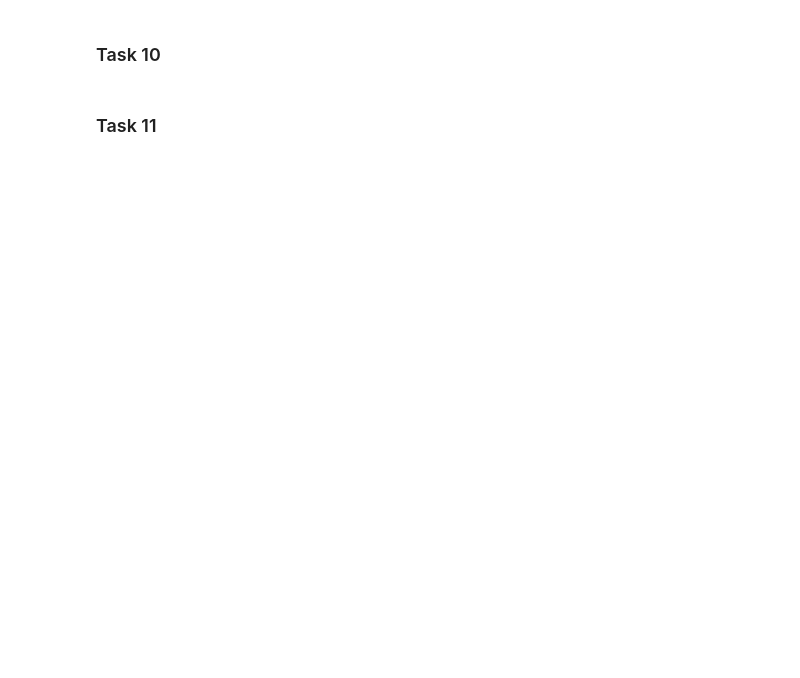
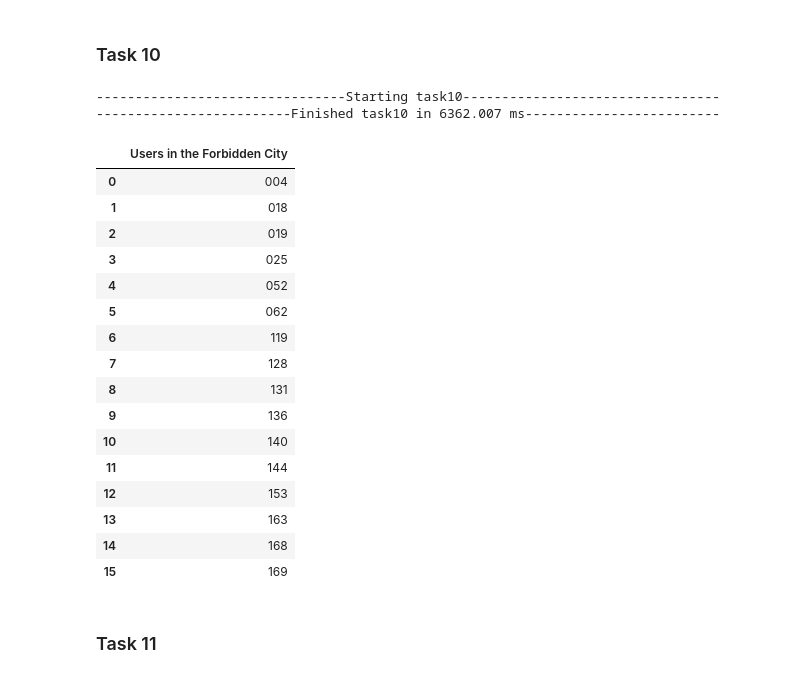
Before and after one commit to larwaa/large-distributed-data, a Jupyter notebook: src/mongodb/task_notebook.ipynb, the cells around one changed output. Drawn from its saved outputs; the diff is of its cells as text; code cells hidden in the pictures; blank space fills up the shorter version.

```diff
--- a/src/mongodb/task_notebook.ipynb
+++ b/src/mongodb/task_notebook.ipynb
@@ -84,8 +229,28 @@ t9
 # %% [markdown]
 ### Task 10
 # %%
-t10 = task.task10(_type="polygon")
+t10 = task.task10(how="polygon")
 t10
+# %% [output]
+--------------------------------Starting task10---------------------------------
+-------------------------Finished task10 in 6362.007 ms-------------------------
+|  | Users in the Forbidden City |
+| 0 | 004 |
+| 1 | 018 |
+| 2 | 019 |
+| 3 | 025 |
+| 4 | 052 |
+| 5 | 062 |
+| 6 | 119 |
+| 7 | 128 |
+| 8 | 131 |
+| 9 | 136 |
+| 10 | 140 |
+| 11 | 144 |
+| 12 | 153 |
+| 13 | 163 |
+| 14 | 168 |
+| 15 | 169 |
 # %% [markdown]
 ### Task 11
 # %%
```
Also changed, not shown: parts of 15 cells of this notebook, 2 other files.
